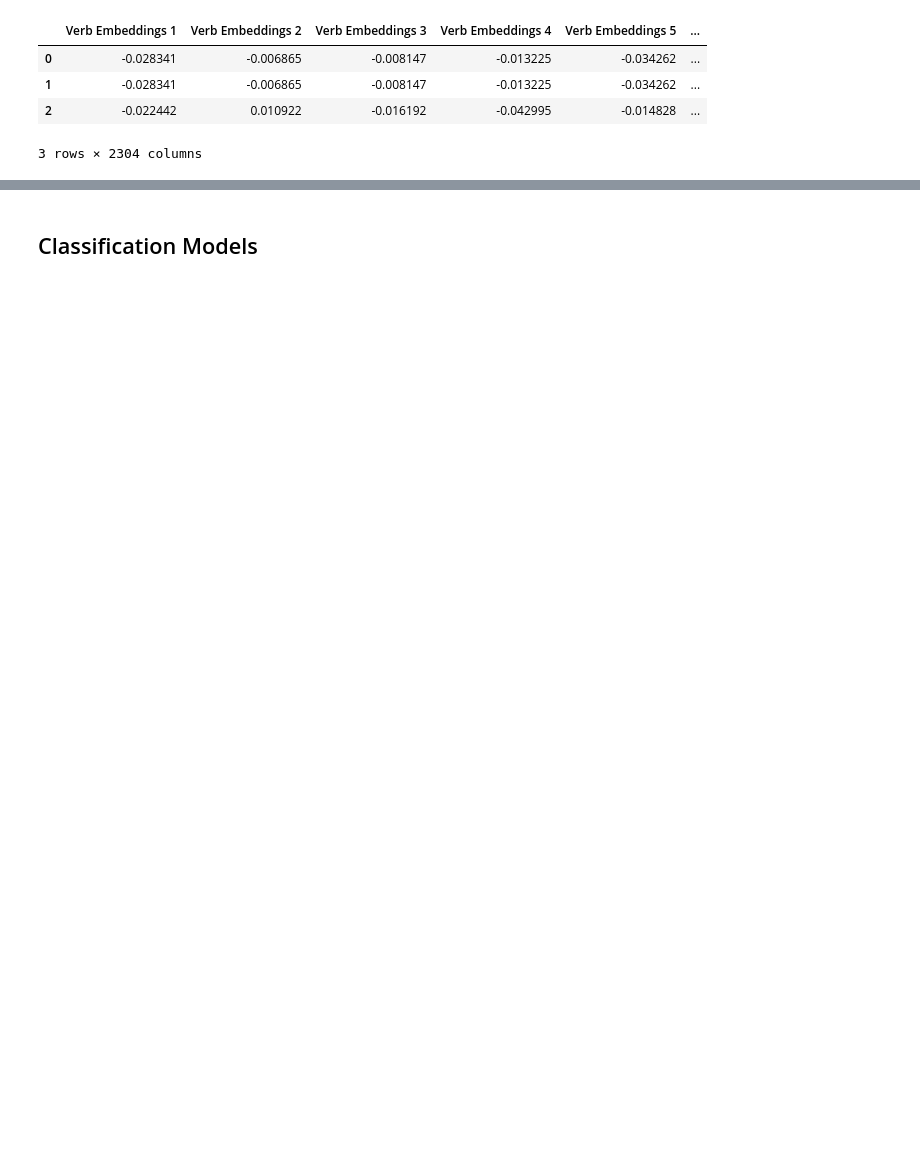
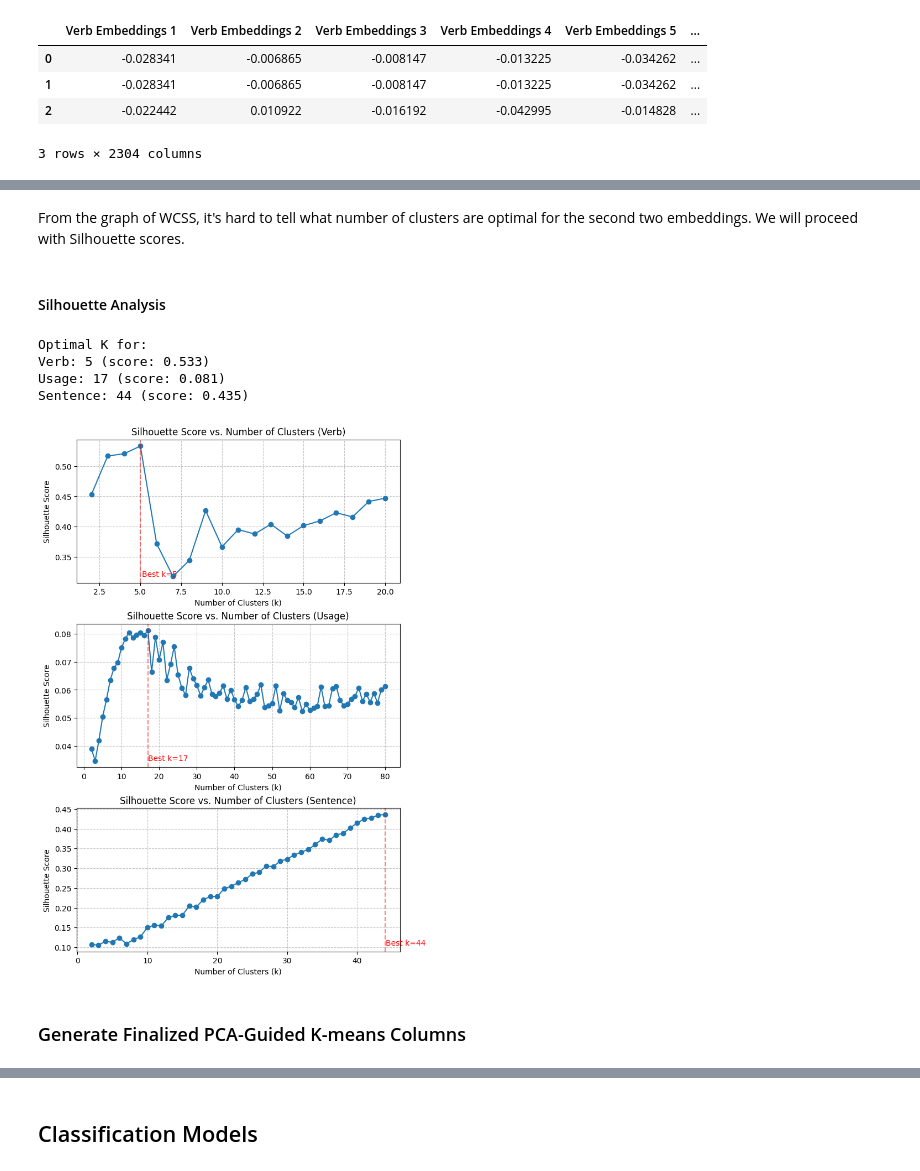
Before and after one commit to MiguelPartosa/Thesis-FOS-BinaryClass-WSD, a Jupyter notebook: Ensemble Model.ipynb, the cells around one changed output, grey strips where cells are left out. Drawn from its saved outputs; the diff is of its cells as text; code cells hidden in the pictures; blank space fills up the shorter version.

```diff
--- a/Ensemble Model.ipynb
+++ b/Ensemble Model.ipynb
@@ -221,0 +360,59 @@ df_combined_embeddings.head(3)
+# %% [markdown]
+From the graph of WCSS, it's hard to tell what number of clusters are optimal for the second two embeddings. We will proceed with Silhouette scores.
+# %% [markdown]
+#### Silhouette Analysis
+# %%
+from sklearn.metrics import silhouette_score
+from sklearn.cluster import KMeans
+fig, axs = plt.subplots(3, 1, figsize=(7, 10), layout='constrained')
+scaler = StandardScaler()
+
+def GenerateClusterSilhouette(df, max_clusters, ax, title):
+    best_k, best_score = 2, -1
+    scores = []
+    pca_df = pd.DataFrame(PCA(n_components=max_clusters).fit(scaler.fit_transform(df)).transform(scaler.fit_transform(df)))
+
+    for k in range(2, max_clusters + 1):
+        # For reporoducibility
+        model = KMeans(n_clusters=k, init="k-means++", n_init=10, random_state=42)
+        labels = model.fit_predict(pca_df)
+
+        # Check if we have enough samples for silhouette score
+        if len(np.unique(labels)) > 1:
+            score = silhouette_score(pca_df, labels)
+            scores.append(score)
+
+            if score > best_score:
+                best_k, best_score = k, score
+        else:
+            scores.append(0)
+
+
+    ax.plot(range(2, max_clusters + 1), scores, marker='o')
+    ax.set_xlabel("Number of Clusters (k)")
+    ax.set_ylabel("Silhouette Score")
+    ax.set_title(f"Silhouette Score vs. Number of Clusters ({title})")
+    ax.grid(True, linestyle='--', alpha=0.7)
+
+    # Best K
+    ax.axvline(x=best_k, color='r', linestyle='--', alpha=0.5)
+    ax.text(best_k+0.1, min(scores), f'Best k={best_k}', color='r')
+
+    return best_k, best_score
+
+# Use different dataframes for each analysis
+verb_k, verb_score = GenerateClusterSilhouette(df_pca_verb, max_clusters=20, ax=axs[0], title='Verb')
+usage_k, usage_score = GenerateClusterSilhouette(df_pca_usage, ax=axs[1], max_clusters=80, title='Usage')
+sentence_k, sentence_score = GenerateClusterSilhouette(df_pca_sentence, ax=axs[2], max_clusters=44, title='Sentence')
+
+print(f'Optimal K for: \nVerb: {verb_k} (score: {verb_score:.3f})\nUsage: {usage_k} (score: {usage_score:.3f})\nSentence: {sentence_k} (score: {sentence_score:.3f})')
+
+plt.show()
+# %% [output]
+Optimal K for:
+Verb: 5 (score: 0.533)
+Usage: 17 (score: 0.081)
+Sentence: 44 (score: 0.435)
+[figure, added]
+# %% [markdown]
+### Generate Finalized PCA-Guided K-means Columns
```
Also changed, not shown: parts of 37 cells of this notebook, 2 other files.
